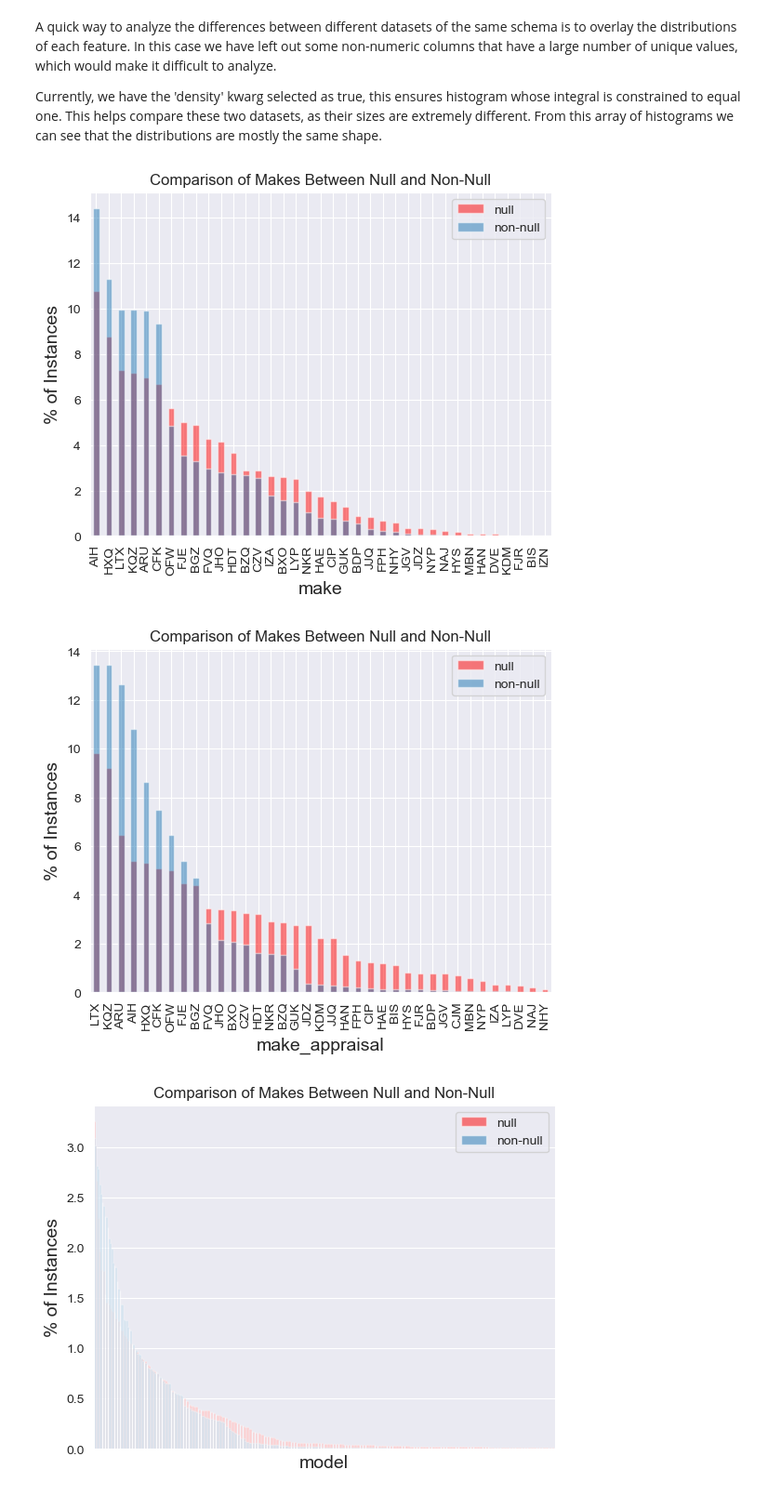
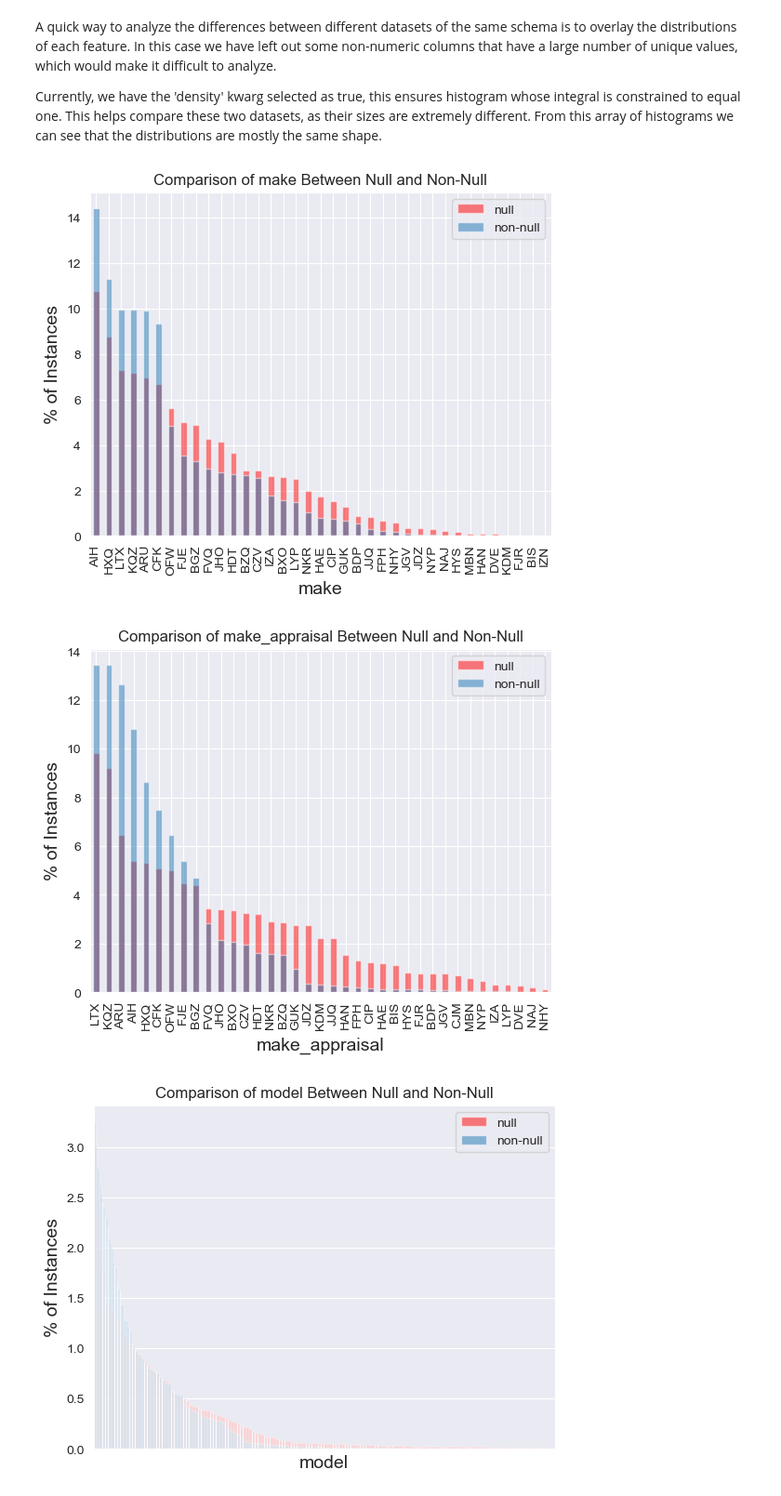
Before and after one commit to RoryStevens/CarMax-Analytics-Showcase, a Jupyter notebook: Winter-2023/CarMaxShowcase.ipynb, the cells around one changed output. Shown at 93% size. Saved outputs shown, nothing was run; the diff lists cells and outputs as text; code cells hidden in the pictures.

Commit message:
Improved comparison functions, added docstring to compare_categorical, began null cleaning section

```diff
--- a/Winter-2023/CarMaxShowcase.ipynb
+++ b/Winter-2023/CarMaxShowcase.ipynb
@@ -364,8 +369,5 @@ def compare_hists(non_null_df, null_df, features, rows, cols):
                         wspace=0.2,
                         hspace=0.5)  # Improves appearance a bit.
     plt.show()
-# %%
-nn_df = trimmed_raw_df.dropna(axis = 0, how ="any")
-n_df = trimmed_raw_df[trimmed_raw_df.isna().any(axis=1)]
 # %%
 feats = list(trimmed_raw_df.drop(['make', 'make_appraisal', 'model', 'model_appraisal', 'color', 'color_appraisal'], axis =1).columns)
@@ -377,29 +379,44 @@ A quick way to analyze the differences between different datasets of the same sc
 
 Currently, we have the 'density' kwarg selected as true, this ensures histogram whose integral is constrained to equal one. This helps compare these two datasets, as their sizes are extremely different. From this array of histograms we can see that the distributions are mostly the same shape.
 # %%
-def compare_categorical(feat : str, **kwargs):
+def compare_categorical(df: pd.DataFrame, feat : str, **kwargs):
+    '''
+    Takes the non-null, and partial null portions of a dataset and compares them with an superimposed bar plot
+    :param df: Pandas DataFrame whose categorical feature is to be compared
+    :param feat: feature to compare
+    :param kwargs:
+    :return: bar plot of the null, partial-null comparison
+    '''
+
+    # Null and partial null subset creation
+    nn_df = df.dropna(axis = 0, how ="any")
+    n_df = df[df.isna().any(axis=1)]
+
     fig, ax = plt.subplots()
+
+    # Generate plots for % of each value-count
     n_df[feat].value_counts().apply(lambda x : x/n_df.shape[0]*100).plot(ax=ax, label = 'null', kind='bar', alpha = 0.5, color = 'red')
     nn_df[feat].value_counts().apply(lambda x : x/nn_df.shape[0]*100).plot(ax=ax, label = 'non-null', kind='bar', alpha = 0.5)
     plt.ylabel('% of Instances', fontsize = 14)
     plt.xlabel(feat, fontsize = 14);
     plt.legend(loc = 'upper right')
+    ax.set_title(f'Comparison of {feat} Between Null and Non-Null')
+
+    # Take off xticks; used for features that have large number of unique strings because the x-axis would be unreadable
     try:
         if kwargs['xticks'] == 'off':
             plt.xticks([],[])
     except KeyError:
         pass
-
-    ax.set_title('Comparison of Makes Between Null and Non-Null')
 # %%
 # Looking at the distributions of make for non-null vs null
-compare_categorical('make')
+compare_categorical(trimmed_raw_df, 'make')
 # %% [output]
-[figure, old version]
+[figure, new version]
 # %%
 # Looking at the distributions of make_appraisal for non-null vs null
-compare_categorical('make_appraisal')
+compare_categorical(trimmed_raw_df, 'make_appraisal')
 # %% [output]
-[figure, old version]
+[figure, new version]
 # %%
 # Looking at the distributions of model for non-null vs null
```
Also changed, not shown: parts of 10 cells of this notebook.
